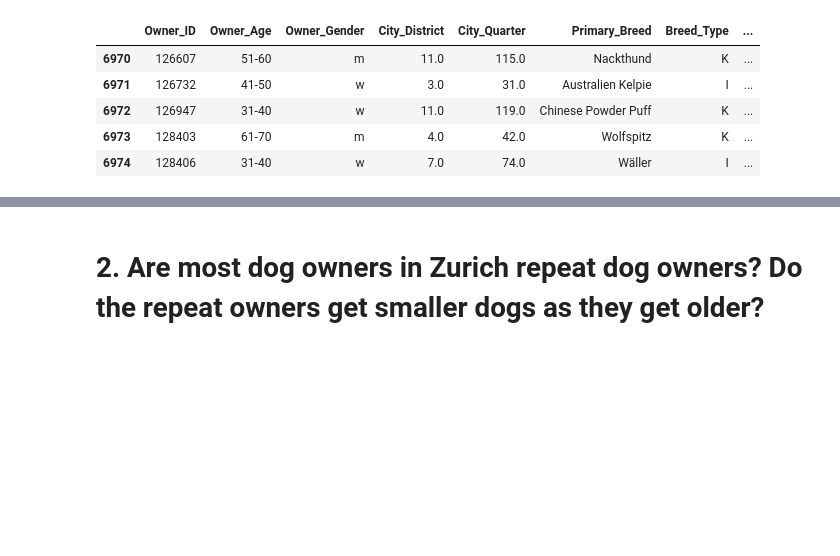
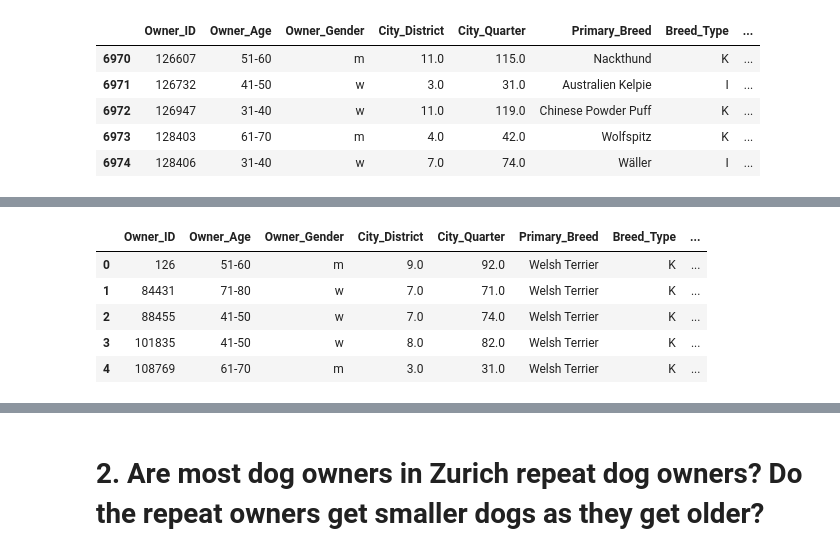
Before and after one commit to jmandano/cmps530_final_project, a Jupyter notebook: final_code.ipynb, the cells around one changed output, grey strips where cells are left out. Cells and saved outputs as stored; diff of their text form; code cells hidden in the pictures; blank space fills up the shorter version.

```diff
--- a/final_code.ipynb
+++ b/final_code.ipynb
@@ -175,0 +193,3 @@ print(x)
+# %%
+dogs_weight = pd.read_csv('dogs_weight.csv')
+dogs_weight.head()
@@ -175,0 +203,3 @@ print(x)
+# %%
+dogs_weight[['weight_lower_bound', 'weight_upper_bound']] = dogs_weight['weight_category'].str.split('-', expand=True)
+dogs_weight.head()
@@ -175,0 +213,3 @@ print(x)
+# %%
+dogs_weight = dogs_weight.rename({'name_in_data': 'Primary_Breed'}, axis=1)
+dogs_weight.head(1)
@@ -175,0 +219,3 @@ print(x)
+# %%
+dogs_weight = dogs_weight.drop(['weight_category', 'frequency'], axis=1)
+dogs_weight.head()
@@ -175,0 +229,10 @@ print(x)
+# %%
+joined_dogs = pd.merge(dogs, dogs_weight, on='Primary_Breed')
+joined_dogs.head()
+# %% [output]
+|  | Owner_ID | Owner_Age | Owner_Gender | City_District | City_Quarter | Primary_Breed | Breed_Type | ... |
+| 0 | 126 | 51-60 | m | 9.0 | 92.0 | Welsh Terrier | K | ... |
+| 1 | 84431 | 71-80 | w | 7.0 | 71.0 | Welsh Terrier | K | ... |
+| 2 | 88455 | 41-50 | w | 7.0 | 74.0 | Welsh Terrier | K | ... |
+| 3 | 101835 | 41-50 | w | 8.0 | 82.0 | Welsh Terrier | K | ... |
+| 4 | 108769 | 61-70 | m | 3.0 | 31.0 | Welsh Terrier | K | ... |
```
Also changed, not shown: parts of 22 cells of this notebook.
